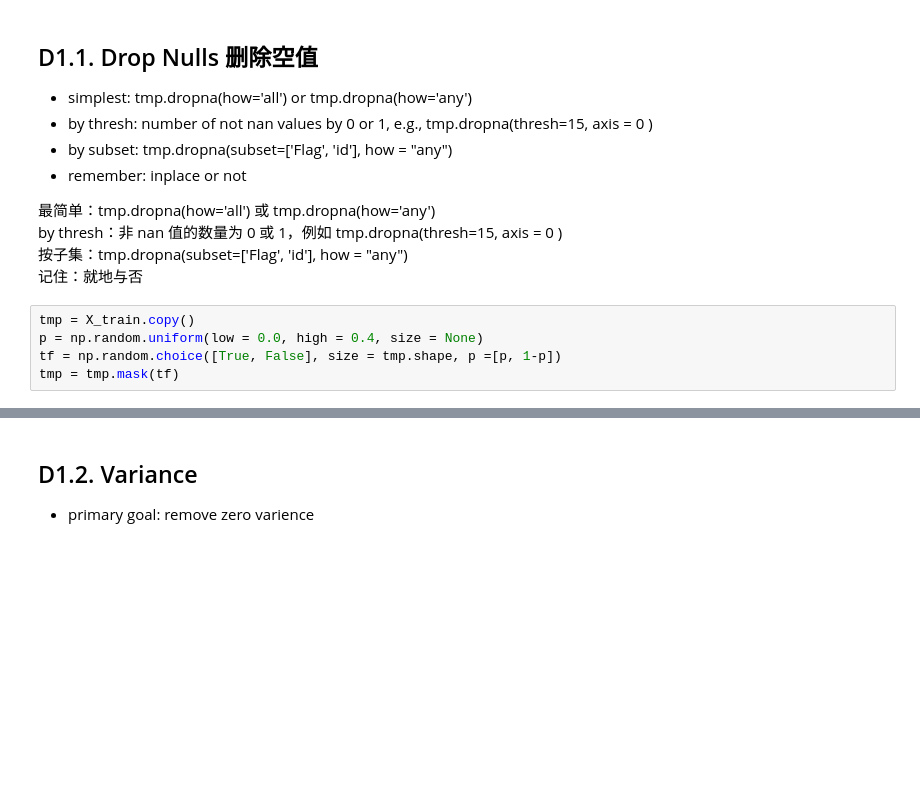
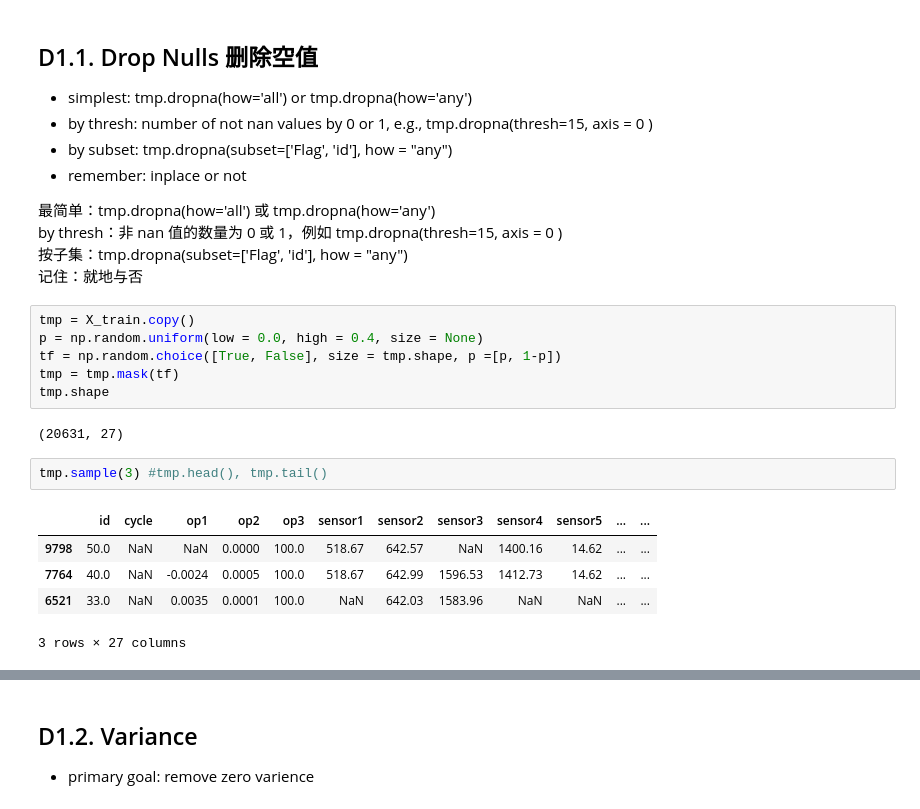
Before and after one commit to stemproaca/pdm, a Jupyter notebook: Classes/menu_C_b_FS_Biligual.ipynb, the cells around one changed output, grey strips where cells are left out. Saved outputs shown, nothing was run; the diff lists cells and outputs as text; blank space fills up the shorter version.

```diff
--- a/Classes/menu_C_b_FS_Biligual.ipynb
+++ b/Classes/menu_C_b_FS_Biligual.ipynb
@@ -762,6 +828,17 @@ tmp = X_train.copy()
 p = np.random.uniform(low = 0.0, high = 0.4, size = None)
 tf = np.random.choice([True, False], size = tmp.shape, p =[p, 1-p])
 tmp = tmp.mask(tf)
+tmp.shape
+# %% [output]
+(20631, 27)
+# %%
+tmp.sample(3) #tmp.head(), tmp.tail()
+# %% [output]
+|  | id | cycle | op1 | op2 | op3 | sensor1 | sensor2 | sensor3 | sensor4 | sensor5 | ... | ... |
+| 9798 | 50.0 | NaN | NaN | 0.0000 | 100.0 | 518.67 | 642.57 | NaN | 1400.16 | 14.62 | ... | ... |
+| 7764 | 40.0 | NaN | -0.0024 | 0.0005 | 100.0 | 518.67 | 642.99 | 1596.53 | 1412.73 | 14.62 | ... | ... |
+| 6521 | 33.0 | NaN | 0.0035 | 0.0001 | 100.0 | NaN | 642.03 | 1583.96 | NaN | NaN | ... | ... |
+3 rows × 27 columns
 # %%
 tmp.dropna(how="any")
 # %% [output]
```
Also changed, not shown: parts of 18 cells of this notebook, 15 other files.
